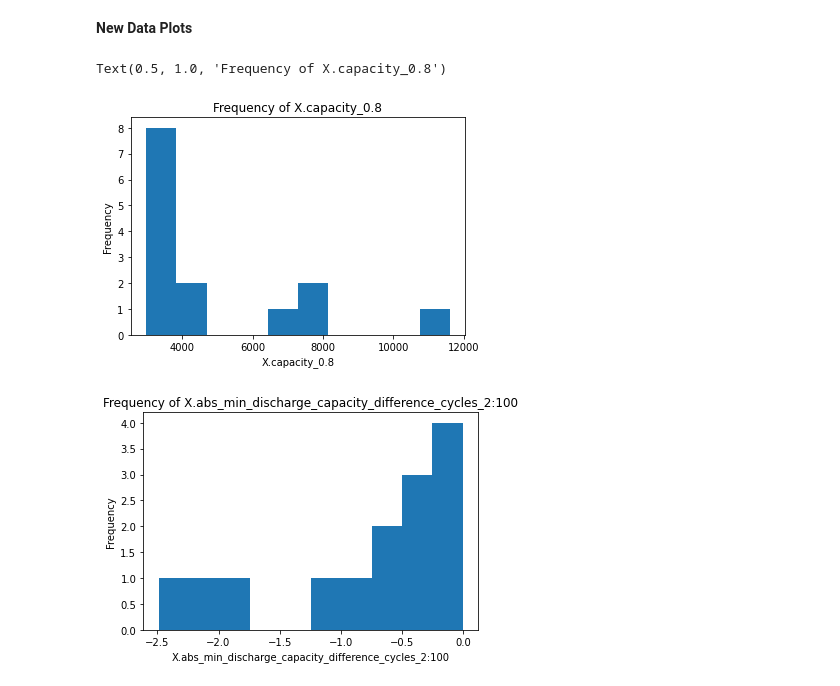
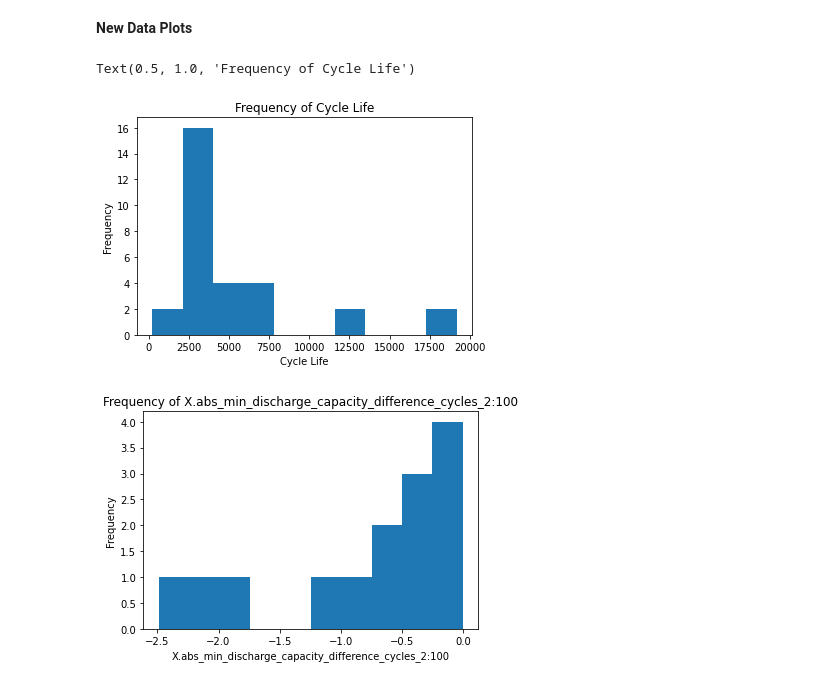
Before and after one commit to ayakkala1/TRI-Capstone, a Jupyter notebook: model_recreation.ipynb, the cells around one changed output. Cells and saved outputs as stored; diff of their text form; code cells hidden in the pictures.

```diff
--- a/model_recreation.ipynb
+++ b/model_recreation.ipynb
@@ -633,14 +677,16 @@ Text(0.5, 1.0, 'Full Model Predicted vs. True Values')
 [figure]
 # %% [markdown]
 __New Data Plots__
+# %%
+new_cycle_life = new_df_full["X.capacity_0.8"]
 # %%
-plt.hist(y_test)
-plt.xlabel('X.capacity_0.8')
+plt.hist(new_cycle_life)
+plt.xlabel('Cycle Life')
 plt.ylabel('Frequency')
-plt.title('Frequency of X.capacity_0.8')
+plt.title('Frequency of Cycle Life')
 # %% [output]
-Text(0.5, 1.0, 'Frequency of X.capacity_0.8')
+Text(0.5, 1.0, 'Frequency of Cycle Life')
-[figure, old version]
+[figure, new version]
 # %%
 # All columns in X_test_full
 for feature in X_test_full.columns:
```
Also changed, not shown: parts of 9 cells of this notebook.
